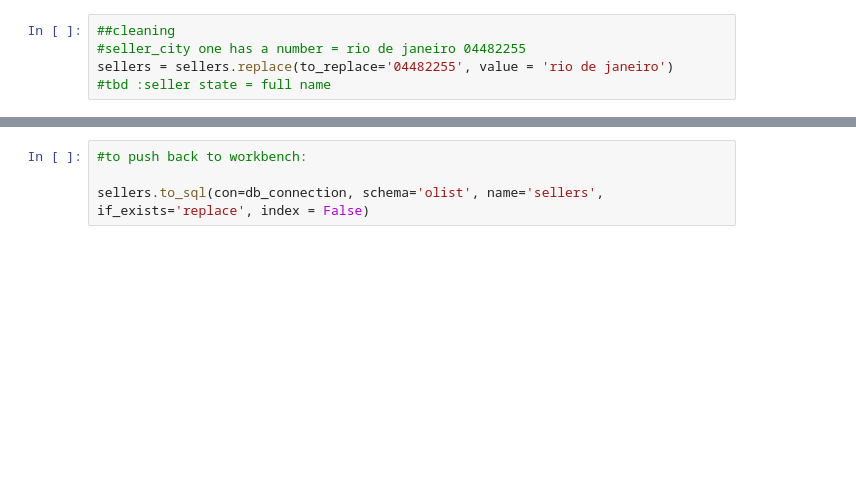
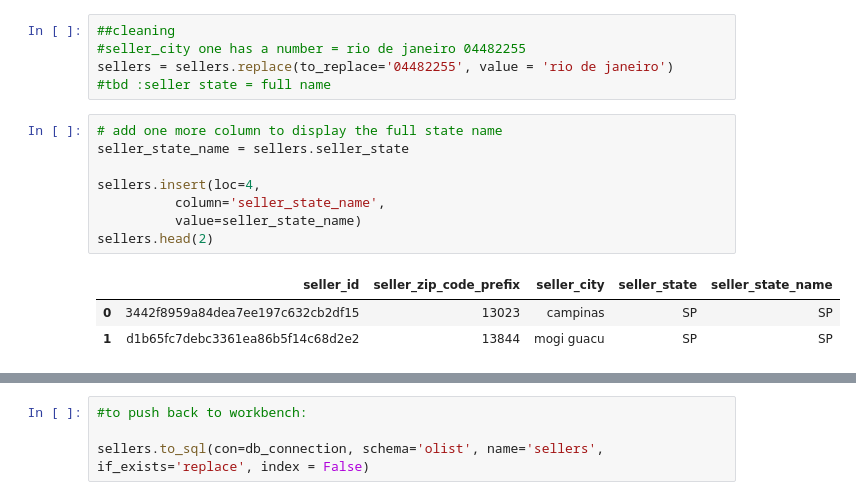
Before and after one commit to JuleTwelkemeier/Iron_Midterm, a Jupyter notebook: Olist - Data Cleaning.ipynb, the cells around one changed output, grey strips where cells are left out. Saved outputs shown, nothing was run; the diff lists cells and outputs as text; blank space fills up the shorter version.

Commit message:
Data Cleaning for Sellers Dashboard

```diff
--- a/Olist - Data Cleaning.ipynb
+++ b/Olist - Data Cleaning.ipynb
@@ -142,3 +142,15 @@ dtype: int64
 #seller_city one has a number = rio de janeiro 04482255
 sellers = sellers.replace(to_replace='04482255', value = 'rio de janeiro')
 #tbd :seller state = full name
+# %%
+# add one more column to display the full state name
+seller_state_name = sellers.seller_state
+
+sellers.insert(loc=4,
+          column='seller_state_name',
+          value=seller_state_name)
+sellers.head(2)
+# %% [output]
+|  | seller_id | seller_zip_code_prefix | seller_city | seller_state | seller_state_name |
+| 0 | 3442f8959a84dea7ee197c632cb2df15 | 13023 | campinas | SP | SP |
+| 1 | d1b65fc7debc3361ea86b5f14c68d2e2 | 13844 | mogi guacu | SP | SP |
```
Also changed, not shown: parts of 63 cells of this notebook, 1 other file.
